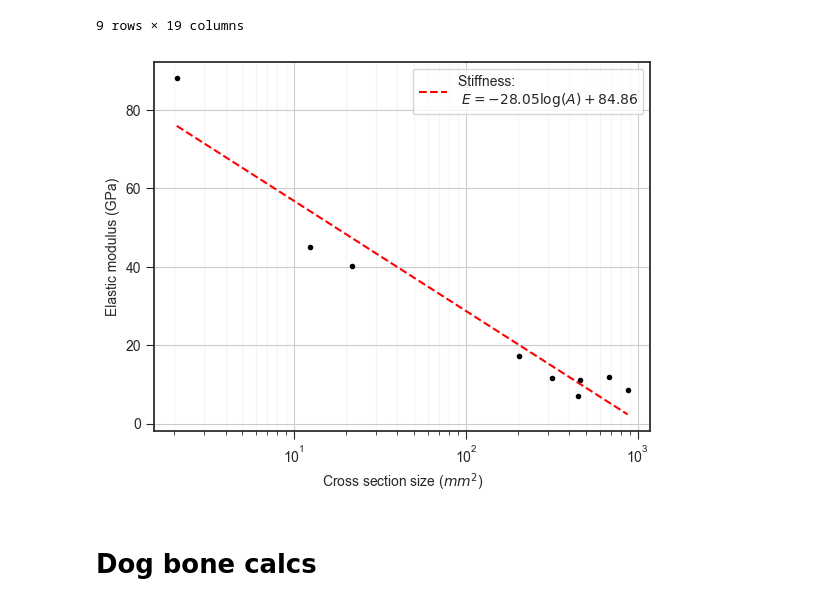
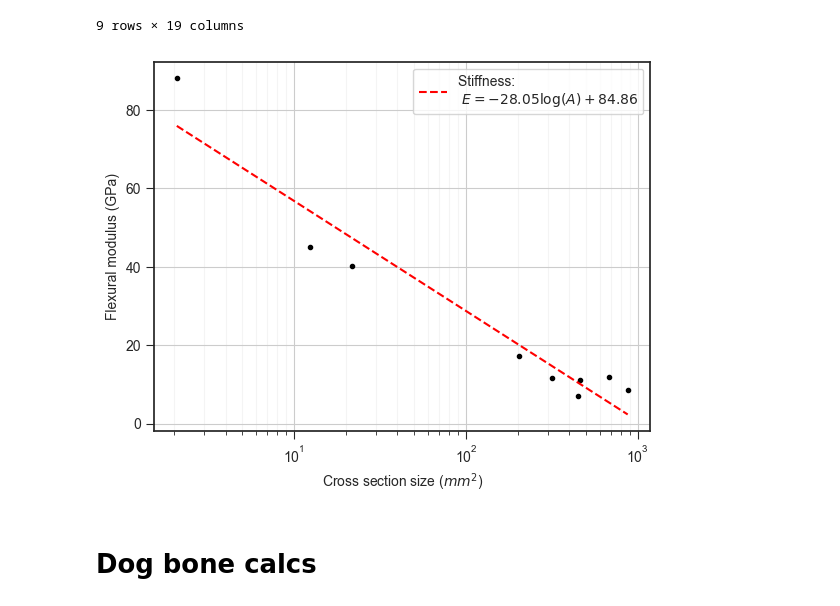
Before and after one commit to Mackus101/GlassMechAnalysis, a Jupyter notebook: analyse.ipynb, the cells around one changed output. Saved outputs shown, nothing was run; the diff lists cells and outputs as text; code cells hidden in the pictures.

```diff
--- a/analyse.ipynb
+++ b/analyse.ipynb
@@ -1102,33 +986,33 @@ gcc_data_anal.to_excel("Rod_test_analysis.xlsx")
 # %%
 fig, ax = plt.subplots()
 
 ax.scatter(data=gcc_data_anal, x="cross_section", y="elastic_mod_mean", color='k', label=None)
 
 cross_section = gcc_data_anal["cross_section"].dropna().to_numpy()
 elastic_mod = gcc_data_anal["elastic_mod_mean"].dropna().to_numpy()
 
 fit_line_fmt = "Stiffness: \n $E = {:0.2f} \\log(A) + {:0.2f}$"
 
 m, b = np.polyfit(np.log10(cross_section), elastic_mod, 1)
 
 fit_x = np.linspace(np.min(cross_section), np.max(cross_section), 100)
 
 fit_y = m * np.log10(fit_x) + b
 
 ax.plot(fit_x, fit_y, "--r", label=fit_line_fmt.format(m, b))
 ax.set_xlabel("Cross section size ($mm^2$)")
-ax.set_ylabel("Elastic modulus (GPa)")
+ax.set_ylabel("Flexural modulus (GPa)")
 
 ax.grid(visible=True, which='major', linestyle='-')
 ax.grid(visible=True, which='minor', linestyle='-', alpha=0.2)
 
 # ax = sns.regplot(data=gcc_data_anal, x="cross_section", y="log_elastic_mod_mean")
 # ax.set(xlabel="Cross section size ($mm^2$)", ylabel="log(Elastic modulus) (GPa)", title="Elastic modulus vs. Cross Section")
 ax.legend()
 ax.set_xscale("log")
 # ax.set_yscale("log")
 # %% [output]
-[figure, old version]
+[figure, new version]
 # %% [markdown]
 # Dog bone calcs
 # %%
```
Also changed, not shown: parts of 14 cells of this notebook, 2 other files.
